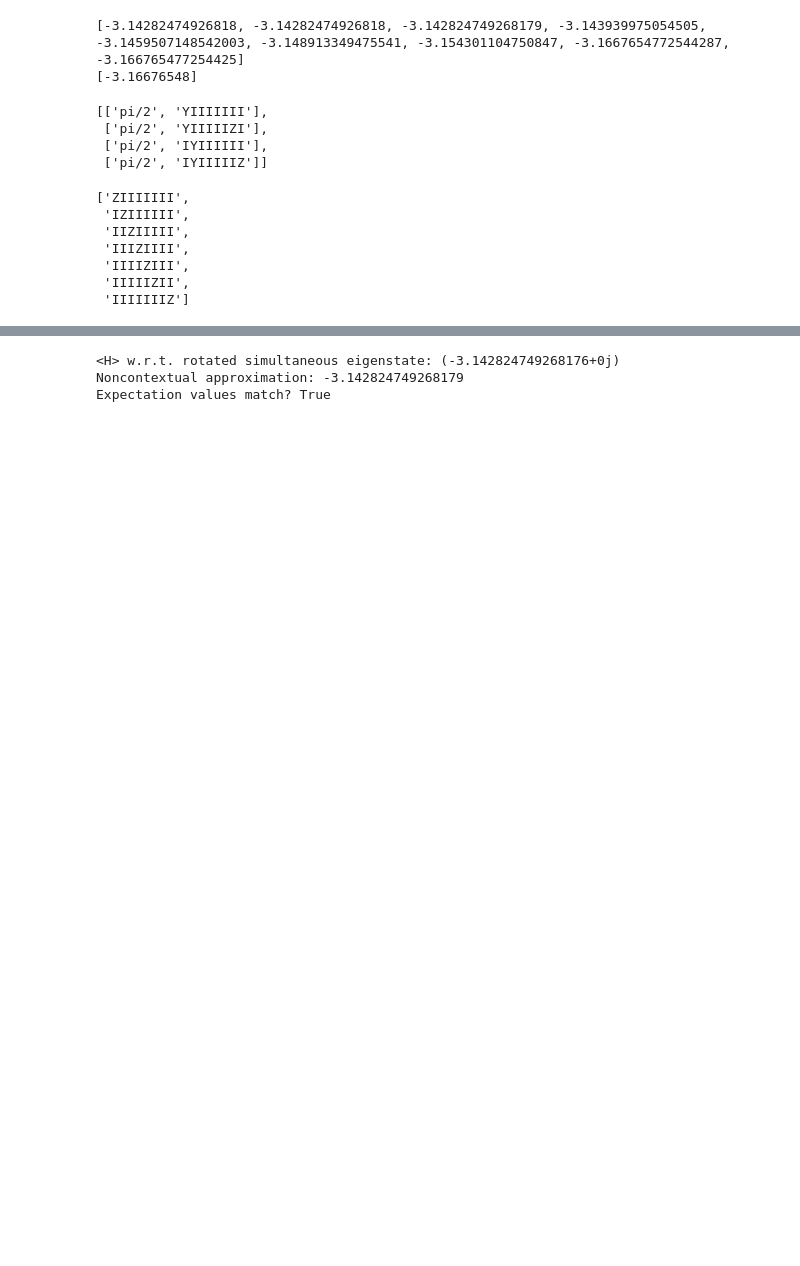
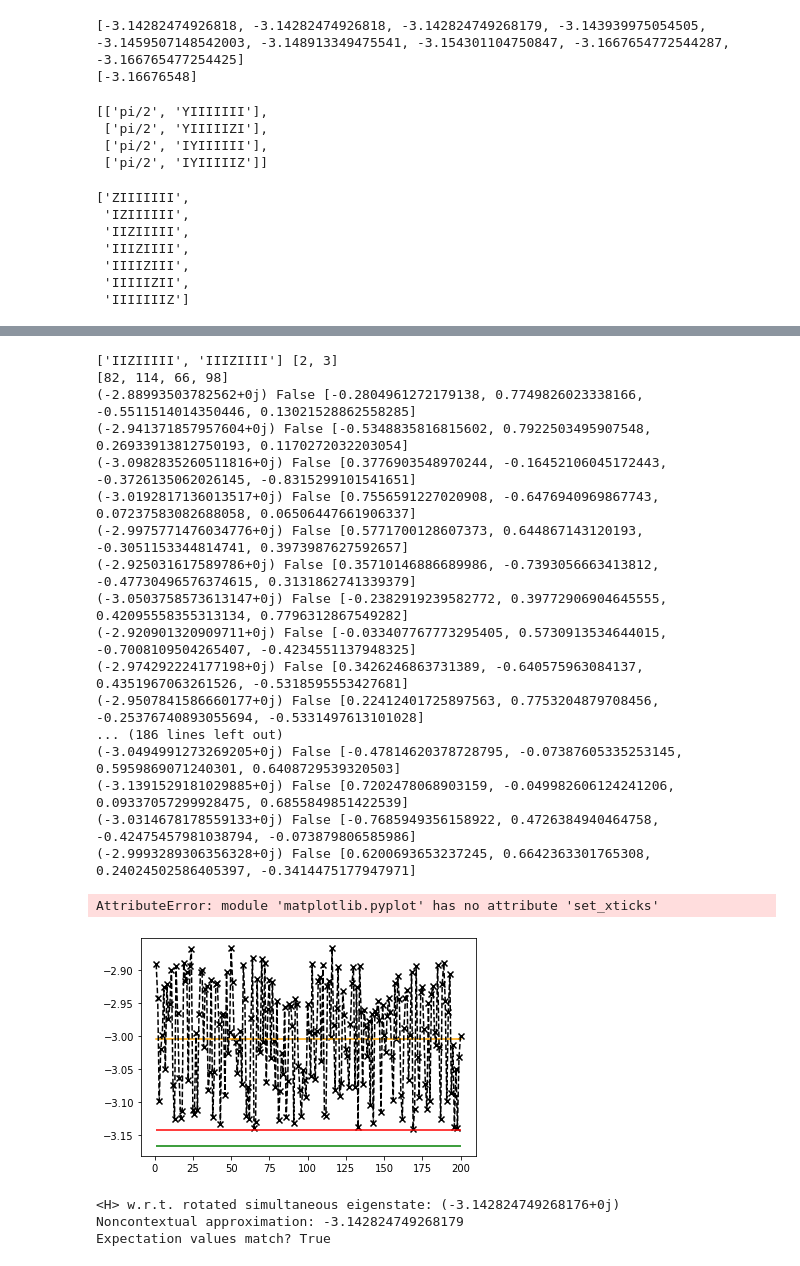
Before and after one commit to wmkirby1/CS-VQE, a Jupyter notebook: Epistemic State Sampling 2.ipynb, the cells around one changed output, grey strips where cells are left out. Saved outputs shown, nothing was run; the diff lists cells and outputs as text; code cells hidden in the pictures; blank space fills up the shorter version.

Commit message:
H2O random ansatz, checking true HeH+ groud state

```diff
--- a/Epistemic State Sampling 2.ipynb
+++ b/Epistemic State Sampling 2.ipynb
@@ -653,8 +601,11 @@ G
  'IIIIIZII',
  'IIIIIIIZ']
 # %%
+new_ham_noncon, new_ham_context = discard_generator(ham_noncon, ham_context, ['ZIIIIIII'])
+
 q_corr_terms = []
-for t in terms_context:
+
+for t in list(new_ham_context.keys()):
     commutes = []
     for g in G:
         if c.commute(t, g):
@@ -774,3 +725,78 @@ array([ 0.        +0.j,  0.        +0.j,  0.        +0.j,  0.        +0.j,
+# %%
+#take expectation value algebraically
+from matplotlib import pyplot as plt
+shots=200
+initial_state = '01010010'
+
+removed_index = [2, 3]
+removed_generators = [generators[i] for i in removed_index]
+Z_indices = [g.find('Z') for g in removed_generators]
+print(removed_generators, Z_indices)
+
+new_ham_noncon, new_ham_context = discard_generator(ham_noncon, ham_context, removed_generators)
+new_ham_noncon_q = q_conv.dict_to_QubitOperator(new_ham_noncon, num_qubits)
+new_ham_context_q = q_conv.dict_to_QubitOperator(new_ham_context, num_qubits)
+
+eigenstate_indices = find_eigenstate_indices(initial_state, Z_indices)
+print(eigenstate_indices)
+
+amps=[random_vector(len(eigenstate_indices)) for i in range(shots)]
+
+X=list(range(1, shots+1))
+Y_noncon=[]
+Y_context=[]
+Y_combined=[]
+Y_full=[]
+
+#A_op = QubitOperator('Y0 Z1 Z2 Z3 Z4 Z5 Y6 Z7', r1) + QubitOperator('Z6', r2)
+#A = LinearQubitOperator(A_op, num_qubits)
+
+for p in amps:
+    expect_noncon, expect_context = expectation_optimiser(new_ham_noncon_q, new_ham_context_q, p)
+    total = expect_noncon + expect_context
+    #Y_full.append(expect_full)
+    Y_noncon.append(expect_noncon)
+    Y_context.append(expect_context)
+    Y_combined.append(total)
+    print(total, total < gs_noncon_energy, p)
+
+plt.plot(X, Y_noncon, color='orange')
+#plt.scatter(X, Y_context, color='blue', marker = 'x')
+#plt.plot(X, Y_context, color='blue', ls='--')
+plt.scatter(X, Y_combined, color='black', marker = 'x')
+plt.plot(X, Y_combined, color='black', ls='--')
+plt.hlines(gs_noncon_energy, 1, shots, color='r')
+plt.hlines(true_gs, 1, shots, color='g')
+
+plt.set_xticks(X)
+plt.set_title("%i generators removed" % abs(index-5))
+if grid[0] == 1:
+    plt.set_xlabel('Sample Number',fontsize=16)
+if grid[1] == 0:
+    plt.set_ylabel('Energy (Ha)',fontsize=18)
+#print('<H> w.r.t. simultaneous eigenstate:', expect)
+#print('Noncontextual approximation:', gs_noncon_energy)
+#print('Expectation values match?', abs(expect - gs_noncon_energy) < 10**-12) #sanity check - expectation values match?
+# %% [output]
+['IIZIIIII', 'IIIZIIII'] [2, 3]
+[82, 114, 66, 98]
+(-2.88993503782562+0j) False [-0.2804961272179138, 0.7749826023338166, -0.5511514014350446, 0.13021528862558285]
+(-2.941371857957604+0j) False [-0.5348835816815602, 0.7922503495907548, 0.26933913812750193, 0.1170272032203054]
+(-3.0982835260511816+0j) False [0.3776903548970244, -0.16452106045172443, -0.3726135062026145, -0.8315299101541651]
+(-3.0192817136013517+0j) False [0.7556591227020908, -0.6476940969867743, 0.07237583082688058, 0.06506447661906337]
+(-2.9975771476034776+0j) False [0.5771700128607373, 0.644867143120193, -0.3051153344814741, 0.3973987627592657]
+(-2.925031617589786+0j) False [0.35710146886689986, -0.7393056663413812, -0.47730496576374615, 0.3131862741339379]
+(-3.0503758573613147+0j) False [-0.2382919239582772, 0.39772906904645555, 0.42095558355313134, 0.7796312867549282]
+(-2.920901320909711+0j) False [-0.033407767773295405, 0.5730913534644015, -0.7008109504265407, -0.4234551137948325]
+(-2.974292224177198+0j) False [0.3426246863731389, -0.640575963084137, 0.4351967063261526, -0.5318595553427681]
+(-2.9507841586660177+0j) False [0.22412401725897563, 0.7753204879708456, -0.25376740893055694, -0.5331497613101028]
+... (186 lines left out)
+(-3.0494991273269205+0j) False [-0.47814620378728795, -0.07387605335253145, 0.5959869071240301, 0.6408729539320503]
+(-3.1391529181029885+0j) False [0.7202478068903159, -0.049982606124241206, 0.09337057299928475, 0.6855849851422539]
+(-3.0314678178559133+0j) False [-0.7685949356158922, 0.4726384940464758, -0.42475457981038794, -0.073879806585986]
+(-2.9993289306356328+0j) False [0.6200693653237245, 0.6642363301765308, 0.24024502586405397, -0.3414475177947971]
+AttributeError: module 'matplotlib.pyplot' has no attribute 'set_xticks'
+[figure, added]
 # %%
 from openfermion.linalg import LinearQubitOperator
 
```
Also changed, not shown: parts of 38 cells of this notebook, 2 other files.
